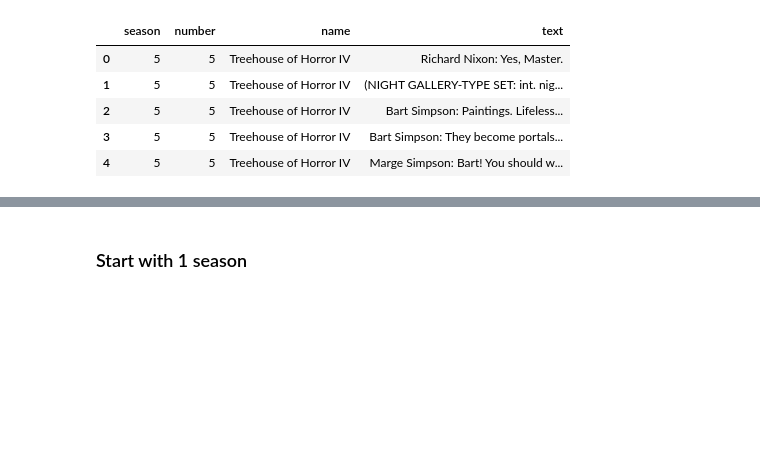
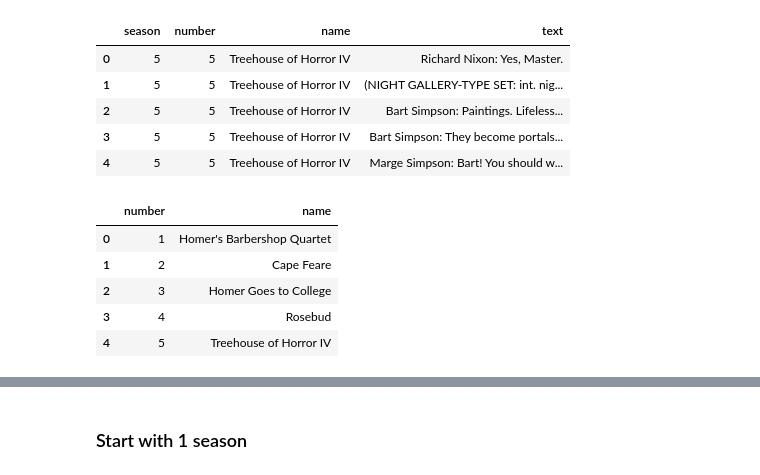
Before and after one commit to helenx/simpsons, a Jupyter notebook: simpsons_character_lines.ipynb, the cells around one changed output, grey strips where cells are left out. Saved outputs shown, nothing was run; the diff lists cells and outputs as text; code cells hidden in the pictures; blank space fills up the shorter version.

```diff
--- a/simpsons_character_lines.ipynb
+++ b/simpsons_character_lines.ipynb
@@ -49,3 +49,71 @@ output_from_sql.head()
 | 2 | 5 | 5 | Treehouse of Horror IV | Bart Simpson: Paintings. Lifeless... |
 | 3 | 5 | 5 | Treehouse of Horror IV | Bart Simpson: They become portals... |
 | 4 | 5 | 5 | Treehouse of Horror IV | Marge Simpson: Bart! You should w... |
+# %%
+# SQL query for number of lines for a character for each episode in a season
+
+sql_query = """
+SELECT ep.number, COUNT(*) FROM episodes ep
+  LEFT JOIN scripts ON ep.url = scripts.url WHERE ep.season='5'
+  AND scripts.text LIKE 'Homer Simpson: %'
+  GROUP BY ep.number
+  ORDER BY ep.number
+"""
+
+home_sea05 = pd.read_sql_query(sql_query,con)
+
+sql_query = """
+SELECT ep.number, COUNT(*) FROM episodes ep
+  LEFT JOIN scripts ON ep.url = scripts.url WHERE ep.season='5'
+  AND scripts.text LIKE 'Marge Simpson: %'
+  GROUP BY ep.number
+  ORDER BY ep.number
+"""
+
+marg_sea05 = pd.read_sql_query(sql_query,con)
+
+sql_query = """
+SELECT ep.number, COUNT(*) FROM episodes ep
+  LEFT JOIN scripts ON ep.url = scripts.url WHERE ep.season='5'
+  AND scripts.text LIKE 'Bart Simpson: %'
+  GROUP BY ep.number
+  ORDER BY ep.number
+"""
+
+bart_sea05 = pd.read_sql_query(sql_query,con)
+
+sql_query = """
+SELECT ep.number, COUNT(*) FROM episodes ep
+  LEFT JOIN scripts ON ep.url = scripts.url WHERE ep.season='5'
+  AND scripts.text LIKE 'Lisa Simpson: %'
+  GROUP BY ep.number
+  ORDER BY ep.number
+"""
+
+lisa_sea05 = pd.read_sql_query(sql_query,con)
+
+sql_query = """
+SELECT ep.number, COUNT(*) FROM episodes ep
+  LEFT JOIN scripts ON ep.url = scripts.url WHERE ep.season='5'
+  AND scripts.text LIKE 'Maggie Simpson: %'
+  GROUP BY ep.number
+  ORDER BY ep.number
+"""
+
+magg_sea05 = pd.read_sql_query(sql_query,con)
+
+# SQL query to get episode names
+
+sql_query = """
+SELECT number, name FROM episodes WHERE season='5'
+"""
+
+name_sea05 = pd.read_sql_query(sql_query,con)
+name_sea05.head()
+# %% [output]
+|  | number | name |
+| 0 | 1 | Homer's Barbershop Quartet |
+| 1 | 2 | Cape Feare |
+| 2 | 3 | Homer Goes to College |
+| 3 | 4 | Rosebud |
+| 4 | 5 | Treehouse of Horror IV |
```
Also changed, not shown: parts of 7 cells of this notebook.
